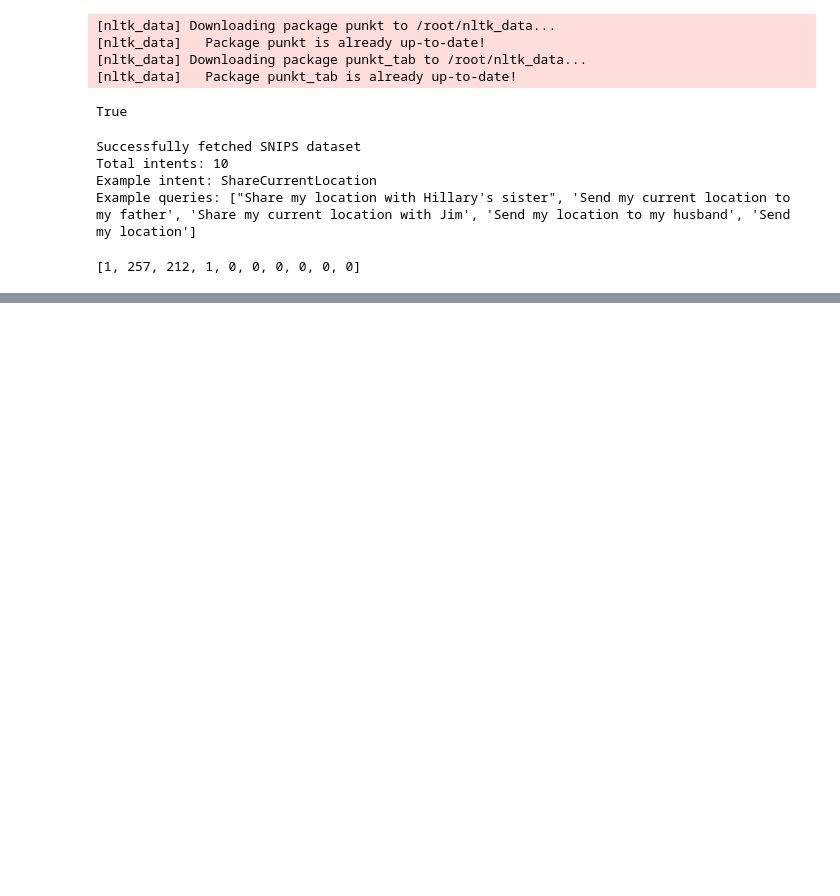
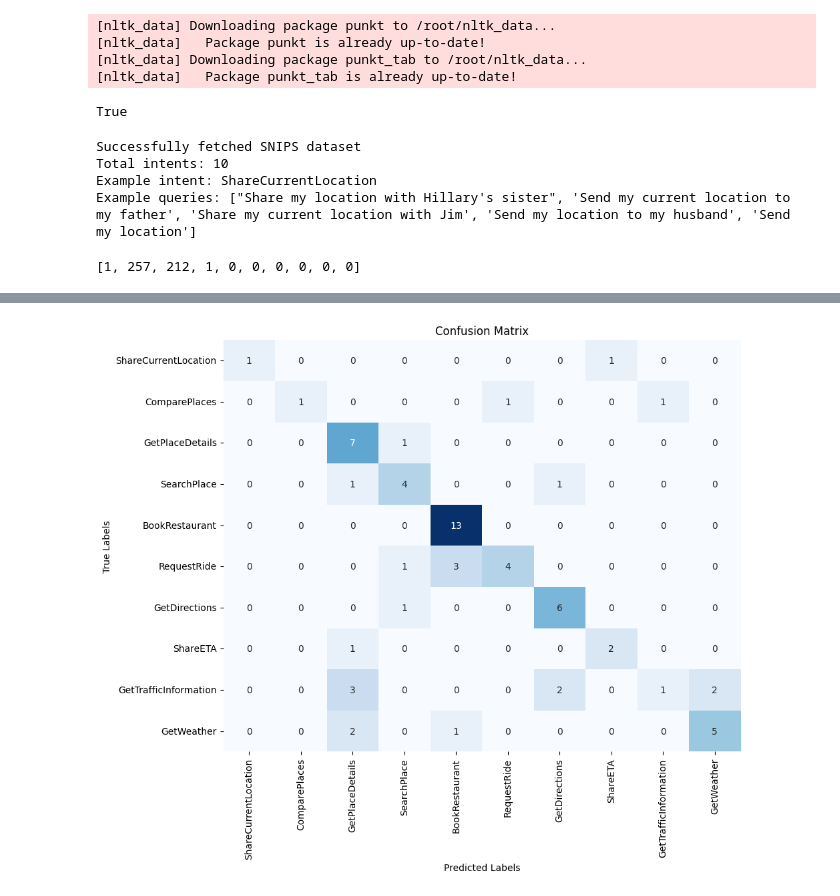
Before and after one commit to hendrikyong/CVNL_Assignment_1, a Jupyter notebook: CVNL_RNN.ipynb, the cells around one changed output, grey strips where cells are left out. Cells and saved outputs as stored; diff of their text form; code cells hidden in the pictures; blank space fills up the shorter version.

Commit message:
added evaluation (classification report and confusion matrix)

```diff
--- a/CVNL_RNN.ipynb
+++ b/CVNL_RNN.ipynb
@@ -289,0 +352,38 @@ RequestRide
+# %%
+# Import necessary libraries
+from sklearn.metrics import confusion_matrix
+
+def plot_rnn_confusion_matrix(model, dataloader, device, class_names):
+    """
+    Plots the confusion matrix to visualize misclassifications.
+    """
+    model.eval()  # Set model to evaluation mode
+    y_true, y_pred = [], []
+
+    with torch.no_grad():
+        for texts, labels in dataloader:
+            texts, labels = texts.to(device), labels.to(device)
+            lengths = (texts != vocab["<PAD>"]).sum(dim=1).cpu()  # Get actual lengths
+
+            # Get model predictions
+            outputs = model(texts, lengths)
+            preds = torch.argmax(outputs, dim=1)
+
+            y_true.extend(labels.cpu().numpy())
+            y_pred.extend(preds.cpu().numpy())
+
+    # Generate confusion matrix
+    cm = confusion_matrix(y_true, y_pred)
+
+    # Plot the confusion matrix
+    plt.figure(figsize=(10, 8))
+    sns.heatmap(cm, annot=True, fmt="d", cmap="Blues", cbar=False, xticklabels=class_names, yticklabels=class_names)
+    plt.xlabel('Predicted Labels')
+    plt.ylabel('True Labels')
+    plt.title('Confusion Matrix')
+    plt.show()
+
+# Call the confusion matrix function
+plot_rnn_confusion_matrix(model, val_loader, device, class_names)
+# %% [output]
+[figure, added]
```
Also changed, not shown: parts of 4 cells of this notebook.
